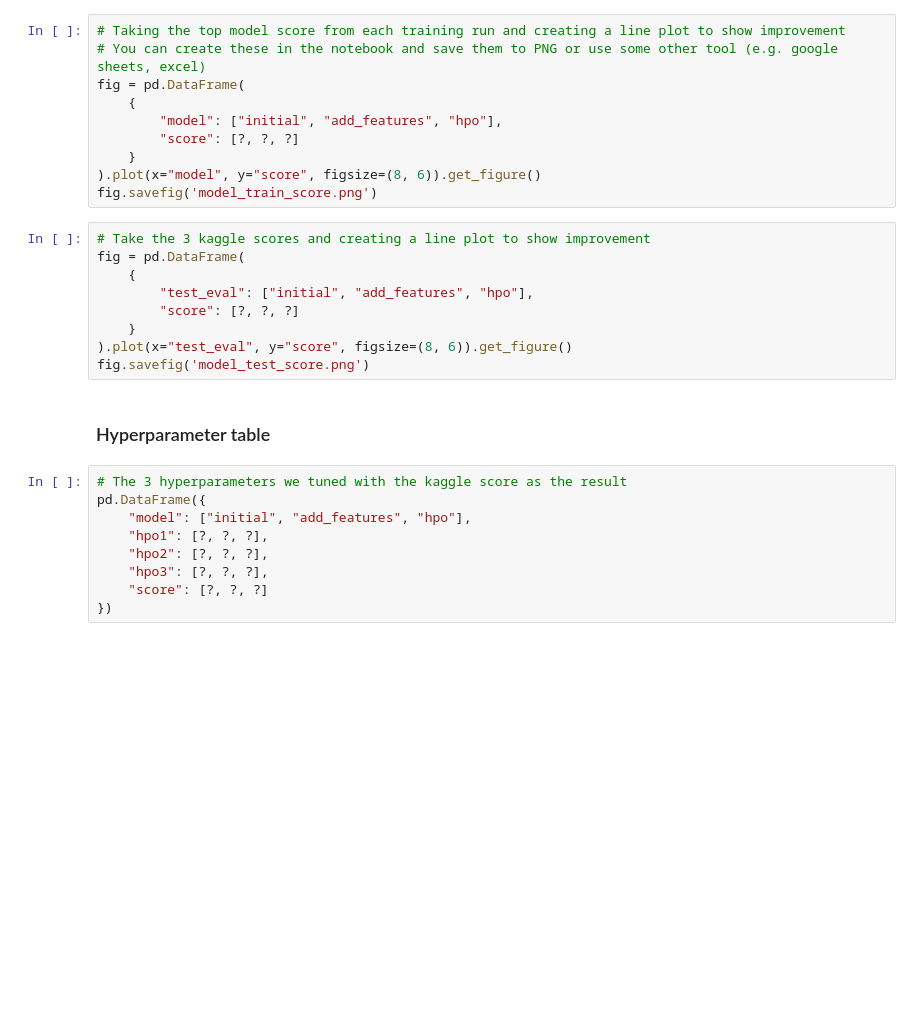
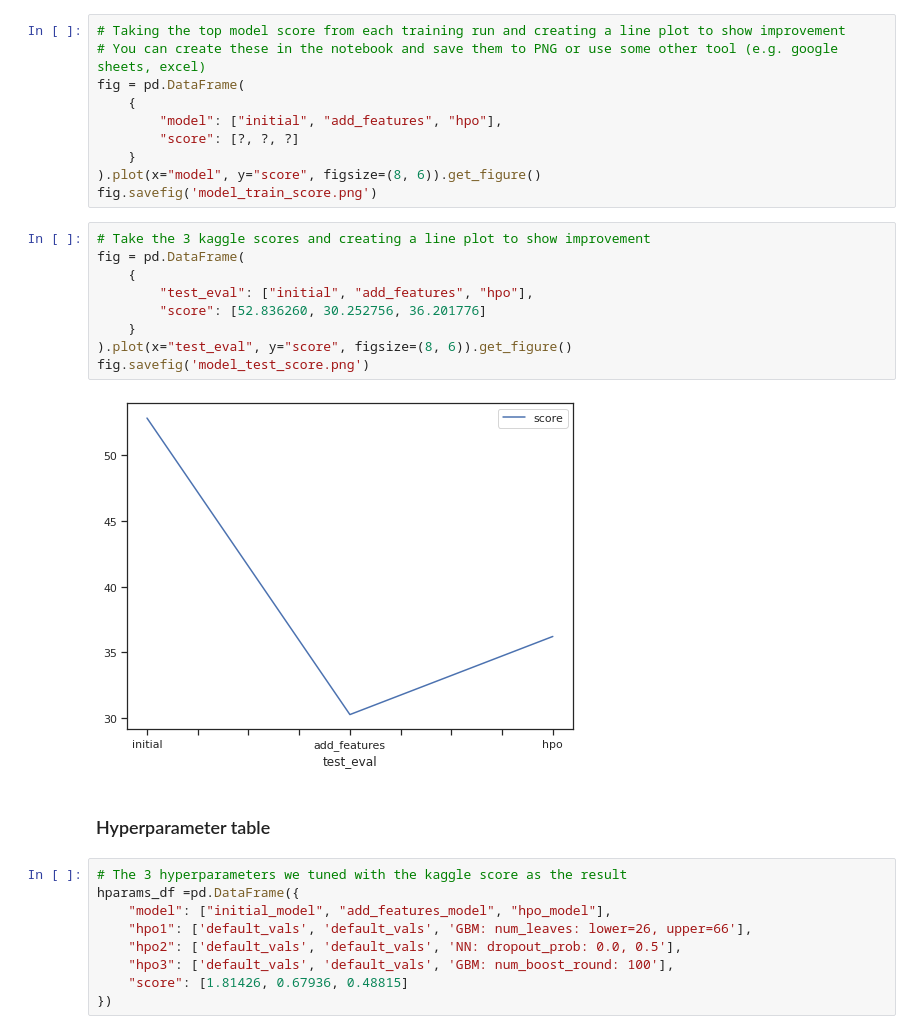
Before and after one commit to OmarKhalil10/Bike-Sharing-Demand, a Jupyter notebook: project/project-template.ipynb, the cells around one changed output. Drawn from its saved outputs; the diff is of its cells as text; blank space fills up the shorter version.

```diff
--- a/project/project-template.ipynb
+++ b/project/project-template.ipynb
@@ -225,20 +711,22 @@ fig.savefig('model_train_score.png')
 # %%
 # Take the 3 kaggle scores and creating a line plot to show improvement
 fig = pd.DataFrame(
     {
         "test_eval": ["initial", "add_features", "hpo"],
-        "score": [?, ?, ?]
+        "score": [52.836260, 30.252756, 36.201776]
     }
 ).plot(x="test_eval", y="score", figsize=(8, 6)).get_figure()
 fig.savefig('model_test_score.png')
+# %% [output]
+[figure, added]
 # %% [markdown]
 ### Hyperparameter table
 # %%
 # The 3 hyperparameters we tuned with the kaggle score as the result
-pd.DataFrame({
-    "model": ["initial", "add_features", "hpo"],
-    "hpo1": [?, ?, ?],
-    "hpo2": [?, ?, ?],
-    "hpo3": [?, ?, ?],
-    "score": [?, ?, ?]
+hparams_df =pd.DataFrame({
+    "model": ["initial_model", "add_features_model", "hpo_model"],
+    "hpo1": ['default_vals', 'default_vals', 'GBM: num_leaves: lower=26, upper=66'],
+    "hpo2": ['default_vals', 'default_vals', 'NN: dropout_prob: 0.0, 0.5'],
+    "hpo3": ['default_vals', 'default_vals', 'GBM: num_boost_round: 100'],
+    "score": [1.81426, 0.67936, 0.48815]
 })
```
Also changed, not shown: parts of 65 cells of this notebook, 6 other files.
